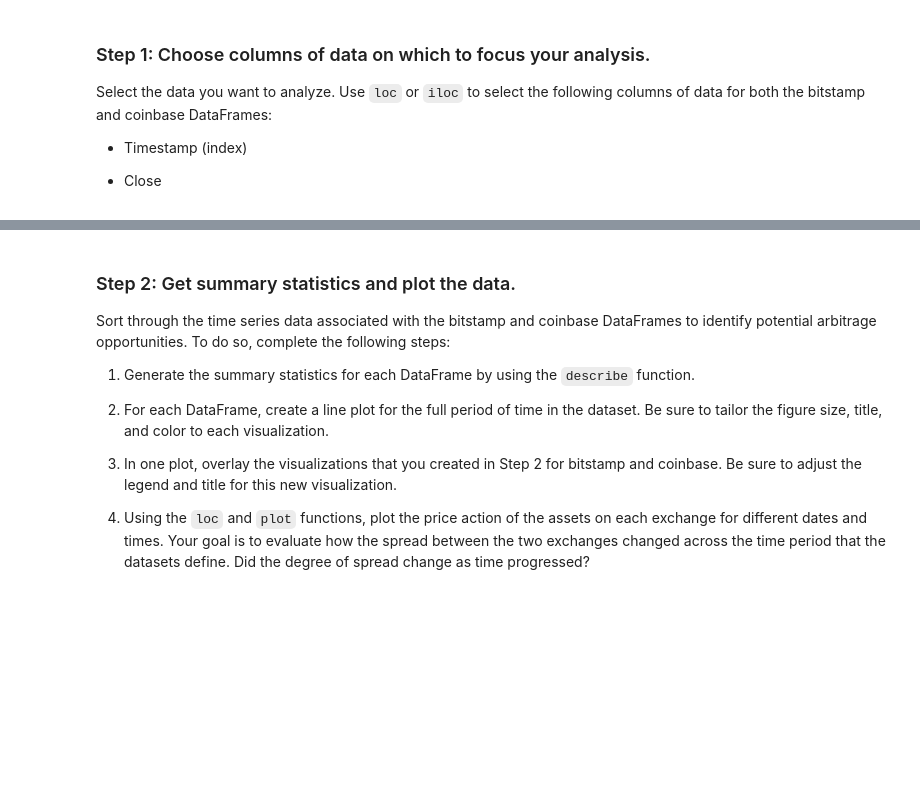
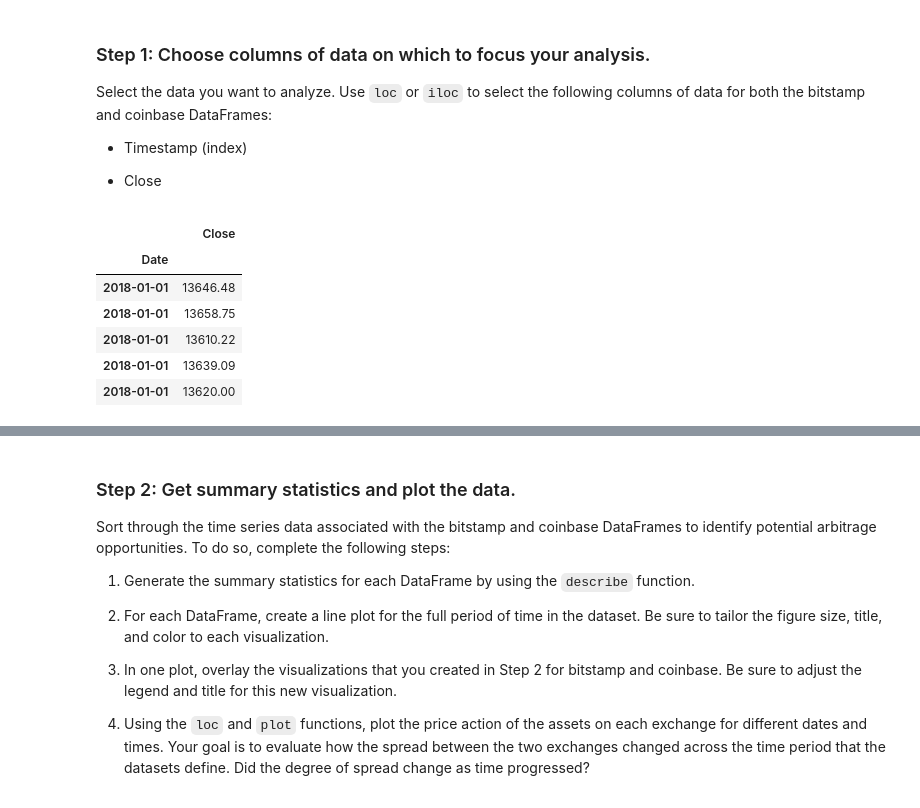
Before and after one commit to madhugirl/Crypto-Arbitrage-Opportunity, a Jupyter notebook: crypto_arbitrage.ipynb, the cells around one changed output, grey strips where cells are left out. Drawn from its saved outputs; the diff is of its cells as text; code cells hidden in the pictures; blank space fills up the shorter version.

Commit message:
adding more code to finish preparing the data

```diff
--- a/crypto_arbitrage.ipynb
+++ b/crypto_arbitrage.ipynb
@@ -176,10 +174,22 @@ AssertionError:
+# %%
+# Use the str.replace function to remove the dollar sign, $
+#using c.strip instead of c = c.replace("$","")
+bitstamp_df["Close"] = bitstamp_df["Close"].apply(lambda c: c.strip("$"))
+#for c in bitstamp_df["Close"]:
+    #c = c.strip("$")
 # %% [markdown]
 ### Step 3: Convert the data type of the Close column to a `float`.
 # %%
 # Convert the Close data type to a float
-# YOUR CODE HERE
+bitstamp_df["Close"] = bitstamp_df["Close"].apply(lambda c: float (c))
 # %% [markdown]
 ### Step 4: Review the data for duplicated values, and drop them if necessary.
 # %%
 # Review the data for duplicate values, and drop them if necessary
-# YOUR CODE HERE
+before = len(bitstamp_df.index)
+#??? should values change?
+bitstamp_df = bitstamp_df.drop_duplicates()
+# find out how to verify the n/a
+after = len(bitstamp_df.index)
+print(before)
+print(after)
@@ -208,4 +250,26 @@ Select the data you want to analyze. Use `loc` or `iloc` to select the following
 * Timestamp (index)
 
 * Close
+# %%
+# Use loc or iloc to select `Timestamp (the index)` and `Close` from bitstamp DataFrame
+# Are we using date or timestamp as the index?????
+# working with iloc
+#bitstamp_sliced = bitstamp_df.iloc[:, [3]]
+
+# working with loc
+bitstamp_sliced = bitstamp_df.loc[:, ["Close"]]
+
+# iloc is for number using "interger Location" key would be intergers
+# loc is for location key will be generally a string but could also be a column in an odd circumstace
+
+# Review the first five rows of the DataFrame
+bitstamp_sliced.head()
+# %% [output]
+|  | Close |
+| Date |  |
+| 2018-01-01 | 13646.48 |
+| 2018-01-01 | 13658.75 |
+| 2018-01-01 | 13610.22 |
+| 2018-01-01 | 13639.09 |
+| 2018-01-01 | 13620.00 |
 # %%
```
Also changed, not shown: parts of 20 cells of this notebook.
